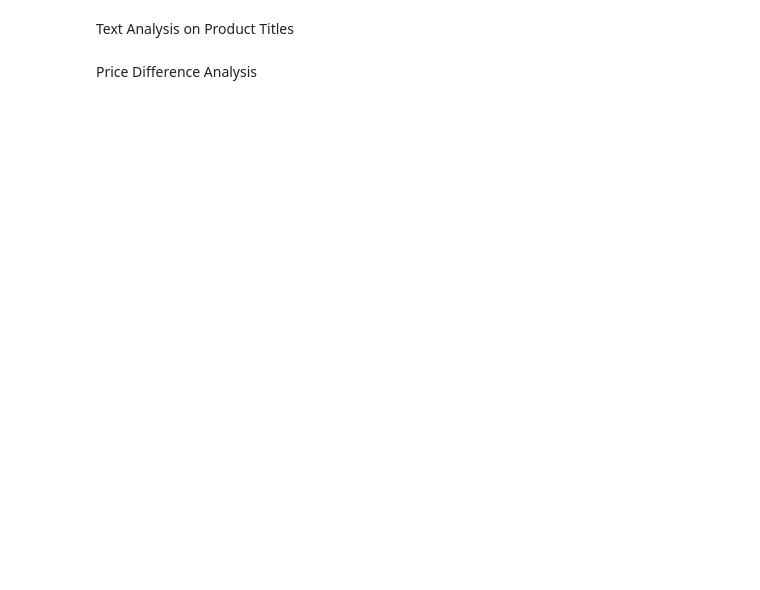
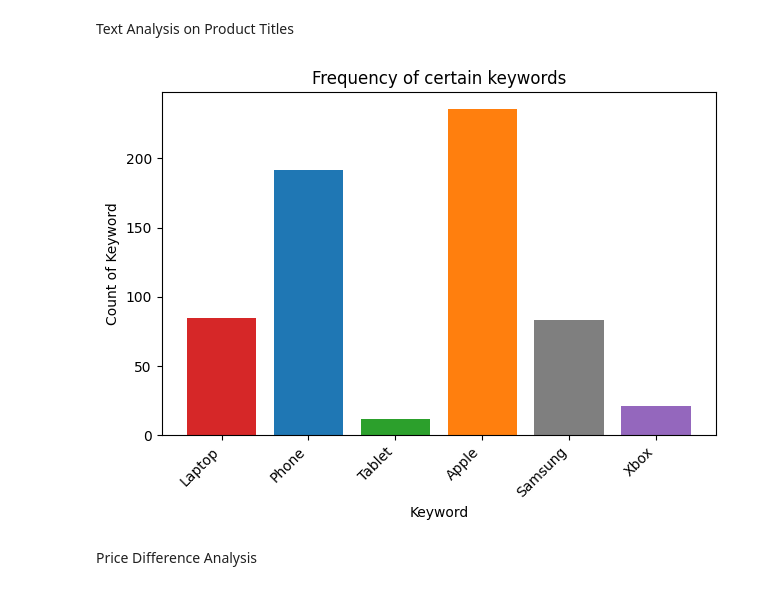
Before and after one commit to danad1821/COSC482-Assignment5, a Jupyter notebook: EDA.ipynb, the cells around one changed output. Cells and saved outputs as stored; diff of their text form; code cells hidden in the pictures; blank space fills up the shorter version.

```diff
--- a/EDA.ipynb
+++ b/EDA.ipynb
@@ -39,4 +102,26 @@ Shipping Information Analysis
 # %% [markdown]
 Text Analysis on Product Titles
+# %%
+keywords = ["Laptop", "Phone", "Tablet", "Apple", "Samsung", "Xbox"]
+count_of_keywords = []
+for word in keywords:
+    count = df['title'].str.lower().str.contains(word.lower(), na=False).sum()
+    count_of_keywords.append(count)
+
+fig, ax = plt.subplots()
+
+bar_colors = ['tab:red', 'tab:blue', 'tab:green', 'tab:orange', 'tab:gray', 'tab:purple']
+
+ax.bar(keywords, count_of_keywords, color=bar_colors)
+
+ax.set_ylabel('Count of Keyword')
+ax.set_xlabel('Keyword')
+ax.set_title('Frequency of certain keywords')
+plt.xticks(rotation=45, ha='right')
+plt.tight_layout()
+
+plt.show()
+# %% [output]
+[figure, added]
 # %% [markdown]
 Price Difference Analysis
```
Also changed, not shown: parts of 7 cells of this notebook, 2 other files.
